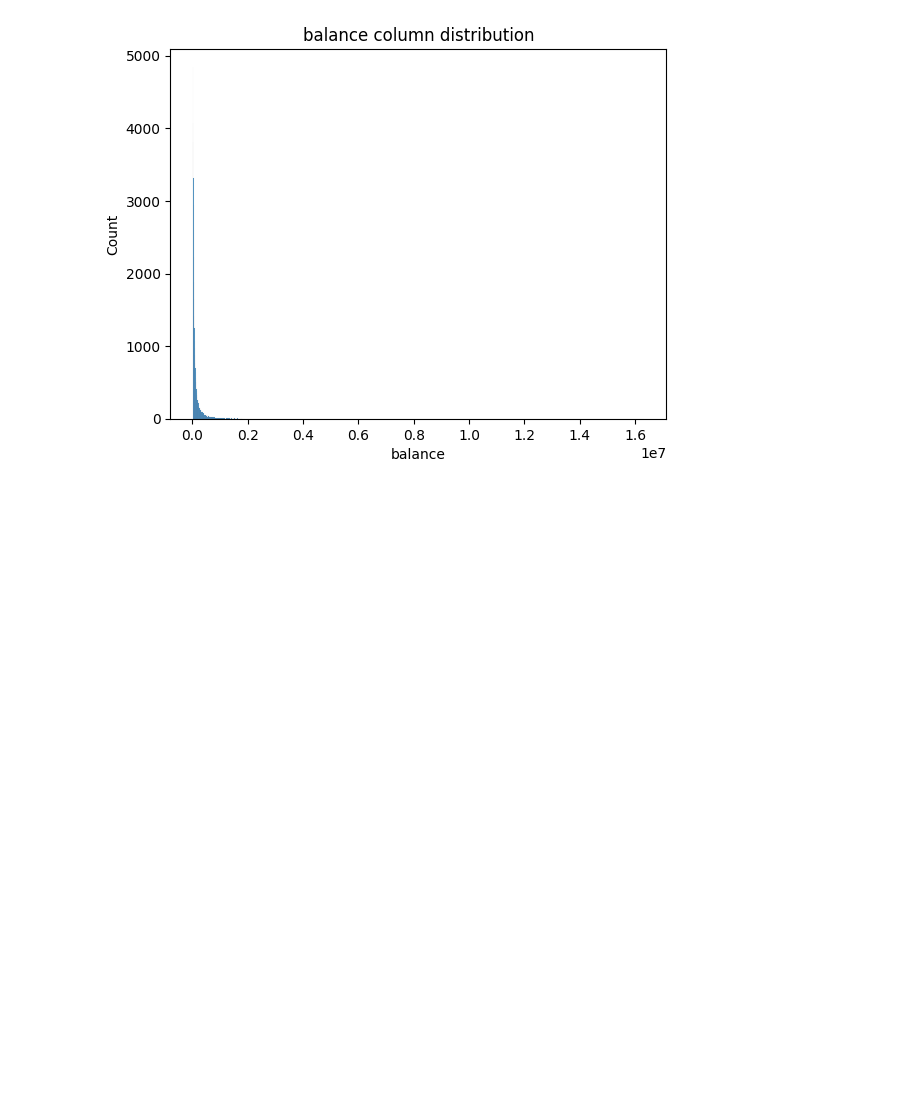
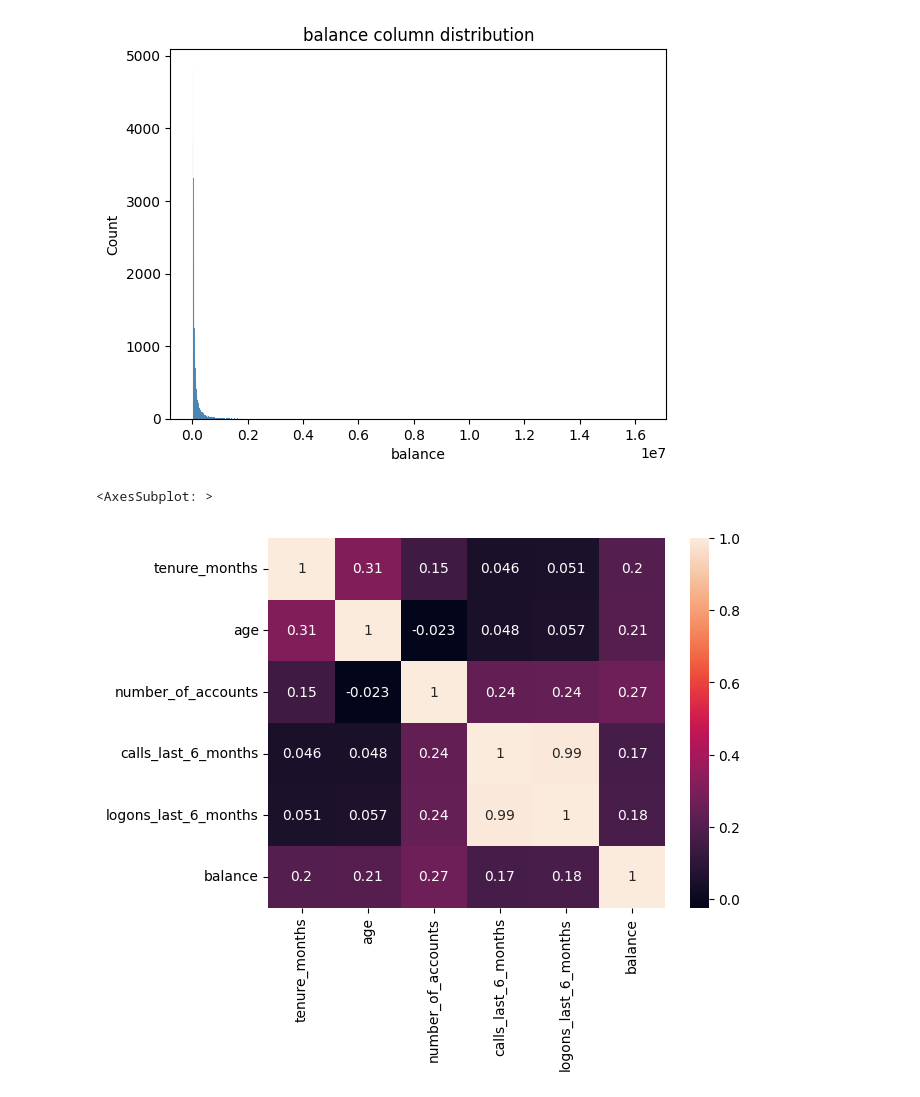
Before and after one commit to vijayendra-k/AB-Testing, a Jupyter notebook: AB-Testing.ipynb, the cells around one changed output. Cells and saved outputs as stored; diff of their text form; code cells hidden in the pictures; blank space fills up the shorter version.

```diff
--- a/AB-Testing.ipynb
+++ b/AB-Testing.ipynb
@@ -436,3 +436,10 @@ for i in cols_num:
 [figure]
 # %%
 cols_num.remove('tenure_years')
+# %%
+corr=combdf[cols_num].corr()
+# %%
+sn.heatmap(corr,annot=True)
+# %% [output]
+<AxesSubplot: >
+[figure, added]
```
Also changed, not shown: parts of 1 cell of this notebook.
